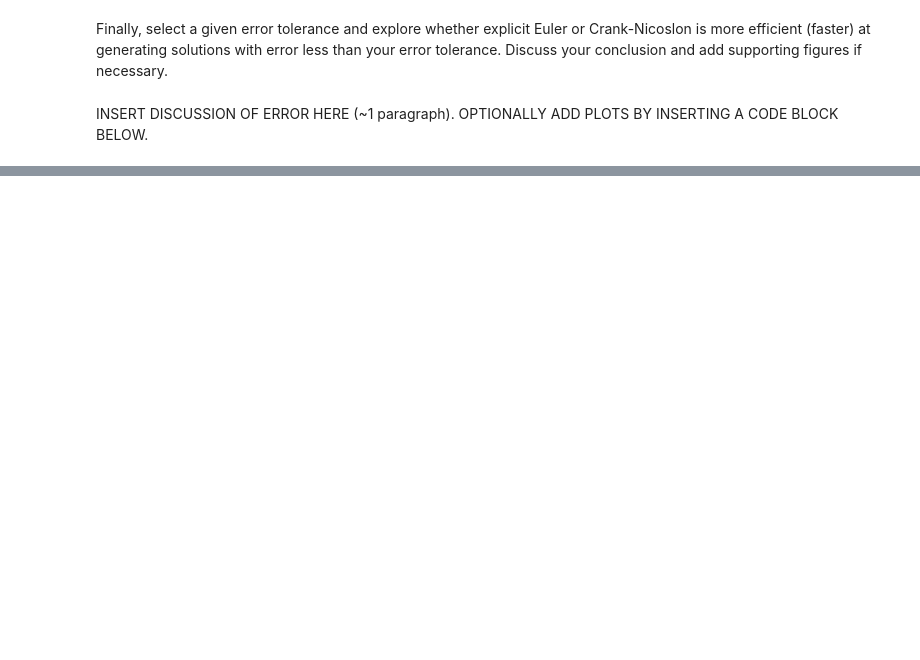
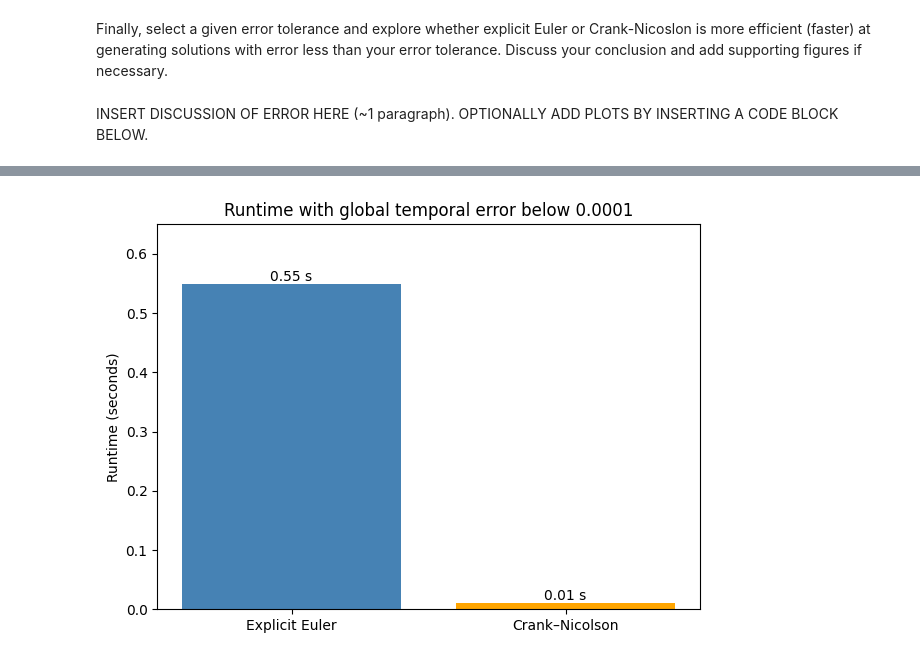
Before and after one commit to OsmanthusLiu/qces, a Jupyter notebook: Project1_numerical_methods.ipynb, the cells around one changed output, grey strips where cells are left out. Saved outputs shown, nothing was run; the diff lists cells and outputs as text; code cells hidden in the pictures; blank space fills up the shorter version.

```diff
--- a/Project1_numerical_methods.ipynb
+++ b/Project1_numerical_methods.ipynb
@@ -498,0 +517,19 @@ INSERT DISCUSSION OF ERROR HERE (~1 paragraph).  OPTIONALLY ADD PLOTS BY INSERTI
+# %%
+import matplotlib.pyplot as plt
+
+methods = ["Explicit Euler", "Crank–Nicolson"]
+runtimes = [0.55, 0.01]
+
+plt.figure(figsize=(7, 5))
+plt.bar(methods, runtimes, color=["steelblue", "orange"])
+
+plt.ylabel("Runtime (seconds)")
+plt.title("Runtime with global temporal error below 0.0001")
+
+plt.text(0, 0.55, "0.55 s", ha="center", va="bottom")
+plt.text(1, 0.01, "0.01 s", ha="center", va="bottom")
+
+plt.ylim(0, 0.65)
+plt.show()
+# %% [output]
+[figure, added]
```
Also changed, not shown: parts of 7 cells of this notebook.
